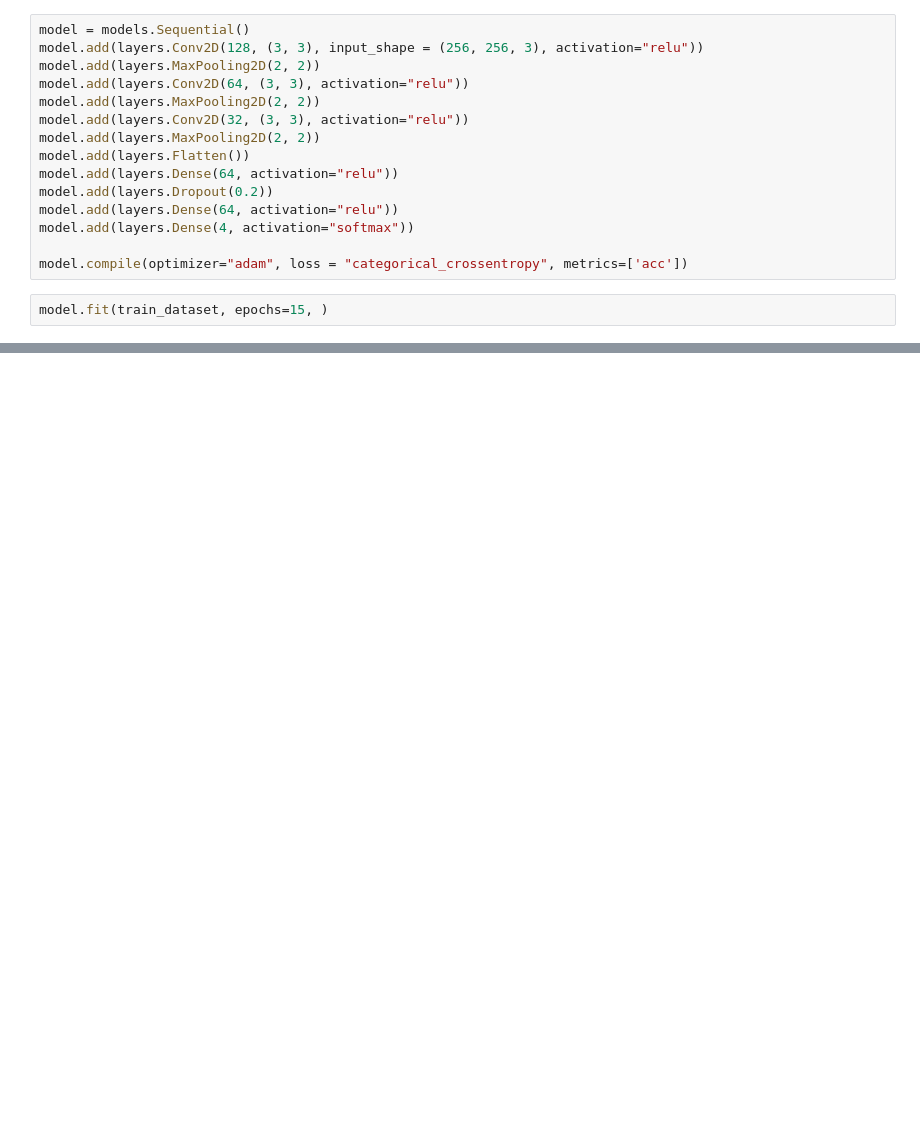
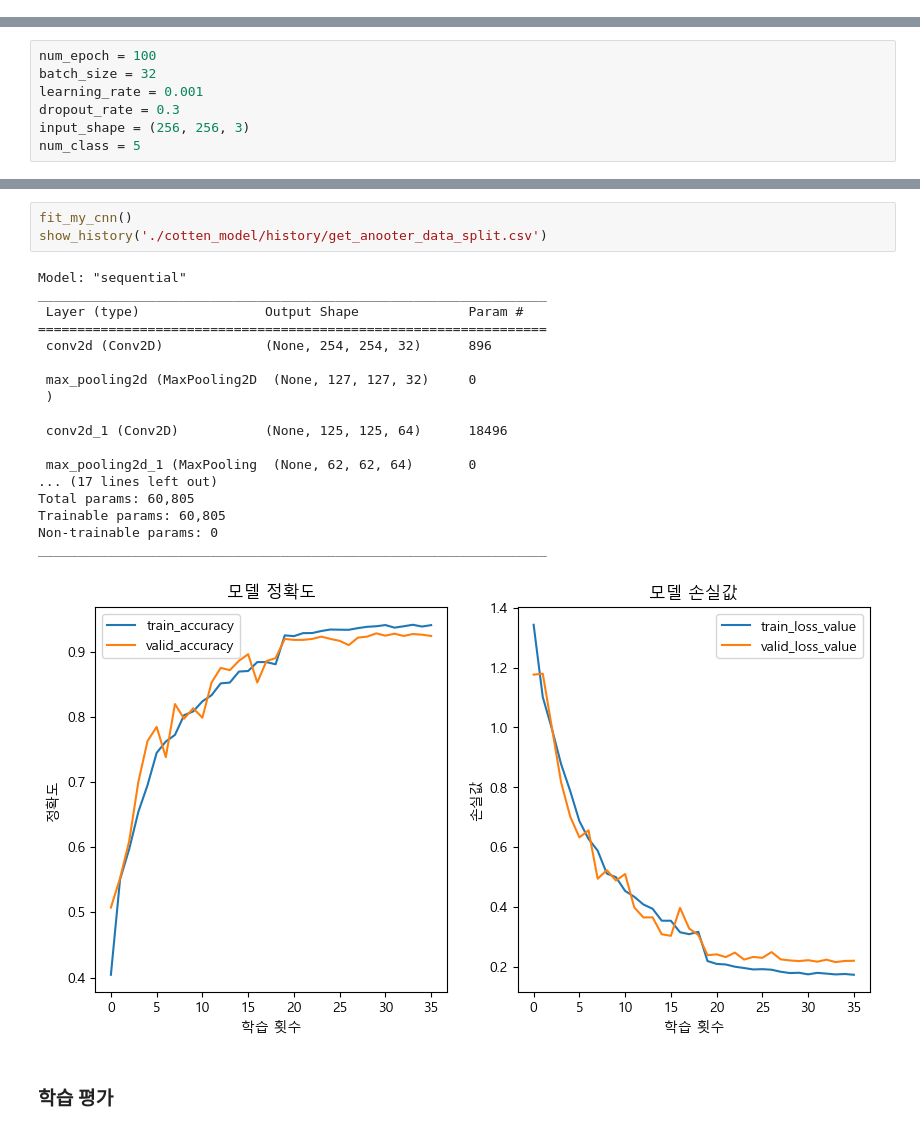
Before and after one commit to LeeHeonWoo1/Intel, a Jupyter notebook: GETI/leaf_disease_detection.ipynb, the cells around one changed output, grey strips where cells are left out. Cells and saved outputs as stored; diff of their text form; blank space fills up the shorter version.

```diff
--- a/GETI/leaf_disease_detection.ipynb
+++ b/GETI/leaf_disease_detection.ipynb
@@ -93,17 +43,0 @@ Found 118 images belonging to 4 classes.
-# %%
-model = models.Sequential()
-model.add(layers.Conv2D(128, (3, 3), input_shape = (256, 256, 3), activation="relu"))
-model.add(layers.MaxPooling2D(2, 2))
-model.add(layers.Conv2D(64, (3, 3), activation="relu"))
-model.add(layers.MaxPooling2D(2, 2))
-model.add(layers.Conv2D(32, (3, 3), activation="relu"))
-model.add(layers.MaxPooling2D(2, 2))
-model.add(layers.Flatten())
-model.add(layers.Dense(64, activation="relu"))
-model.add(layers.Dropout(0.2))
-model.add(layers.Dense(64, activation="relu"))
-model.add(layers.Dense(4, activation="softmax"))
-
-model.compile(optimizer="adam", loss = "categorical_crossentropy", metrics=['acc'])
-# %%
-model.fit(train_dataset, epochs=15, )
@@ -109,0 +46,7 @@ model.fit(train_dataset, epochs=15, )
+# %%
+num_epoch = 100
+batch_size = 32
+learning_rate = 0.001
+dropout_rate = 0.3
+input_shape = (256, 256, 3)
+num_class = 5
@@ -109,0 +143,24 @@ model.fit(train_dataset, epochs=15, )
+# %%
+fit_my_cnn()
+show_history('./cotten_model/history/get_anooter_data_split.csv')
+# %% [output]
+Model: "sequential"
+_________________________________________________________________
+ Layer (type)                Output Shape              Param #
+=================================================================
+ conv2d (Conv2D)             (None, 254, 254, 32)      896
+
+ max_pooling2d (MaxPooling2D  (None, 127, 127, 32)     0
+ )
+
+ conv2d_1 (Conv2D)           (None, 125, 125, 64)      18496
+
+ max_pooling2d_1 (MaxPooling  (None, 62, 62, 64)       0
+... (17 lines left out)
+Total params: 60,805
+Trainable params: 60,805
+Non-trainable params: 0
+_________________________________________________________________
+[figure, added]
+# %% [markdown]
+### 학습 평가
```
Also changed, not shown: parts of 22 cells of this notebook.
